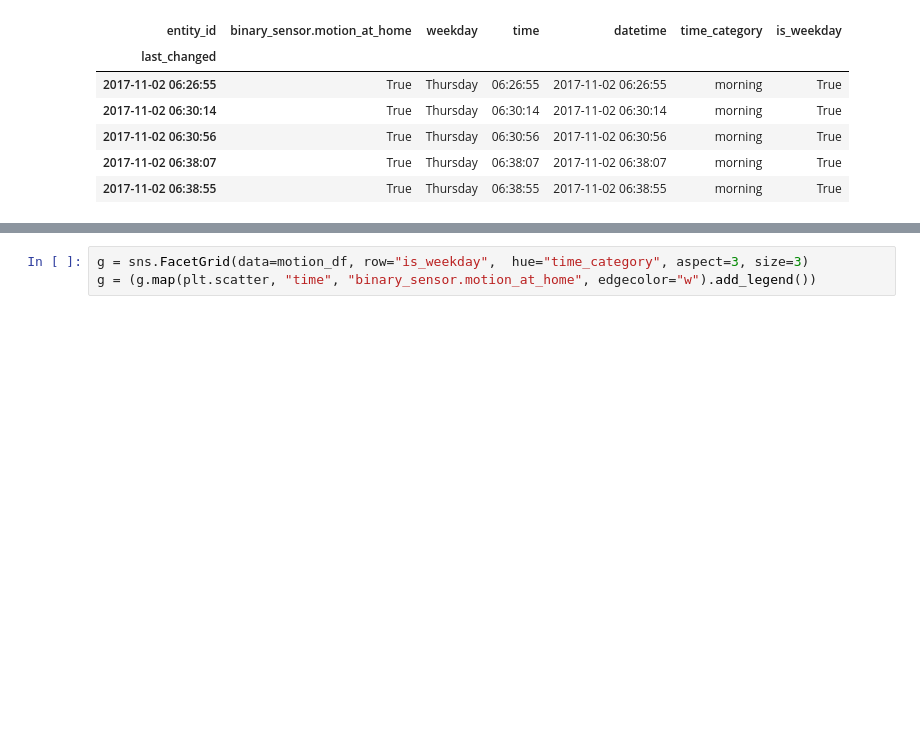
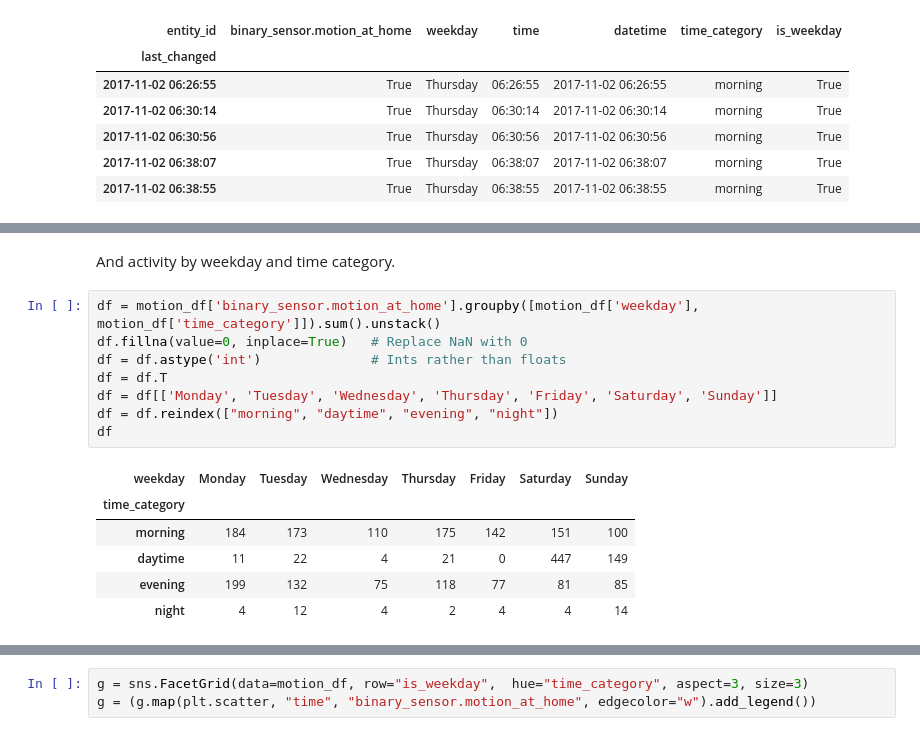
Before and after one commit to robmarkcole/HASS-data-science, a Jupyter notebook: HASS data science 22-11-2017.ipynb, the cells around one changed output, grey strips where cells are left out. Drawn from its saved outputs; the diff is of its cells as text; blank space fills up the shorter version.

```diff
--- a/HASS data science 22-11-2017.ipynb
+++ b/HASS data science 22-11-2017.ipynb
@@ -425,0 +451,17 @@ Lets see if there is more motion at home during the day on weekends.
+# %% [markdown]
+And activity by weekday and time category.
+# %%
+df = motion_df['binary_sensor.motion_at_home'].groupby([motion_df['weekday'], motion_df['time_category']]).sum().unstack()
+df.fillna(value=0, inplace=True)   # Replace NaN with 0
+df = df.astype('int')              # Ints rather than floats
+df = df.T
+df = df[['Monday', 'Tuesday', 'Wednesday', 'Thursday', 'Friday', 'Saturday', 'Sunday']]
+df = df.reindex(["morning", "daytime", "evening", "night"])
+df
+# %% [output]
+| weekday | Monday | Tuesday | Wednesday | Thursday | Friday | Saturday | Sunday |
+| time_category |  |  |  |  |  |  |  |
+| morning | 184 | 173 | 110 | 175 | 142 | 151 | 100 |
+| daytime | 11 | 22 | 4 | 21 | 0 | 447 | 149 |
+| evening | 199 | 132 | 75 | 118 | 77 | 81 | 85 |
+| night | 4 | 12 | 4 | 2 | 4 | 4 | 14 |
```
Also changed, not shown: parts of 7 cells of this notebook.
